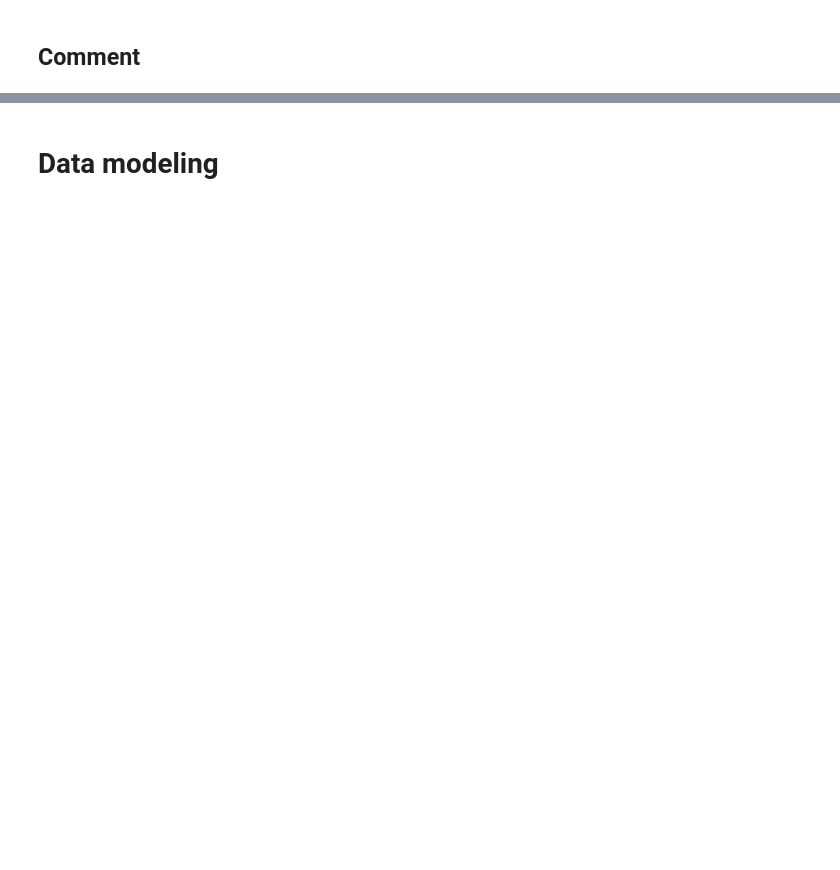
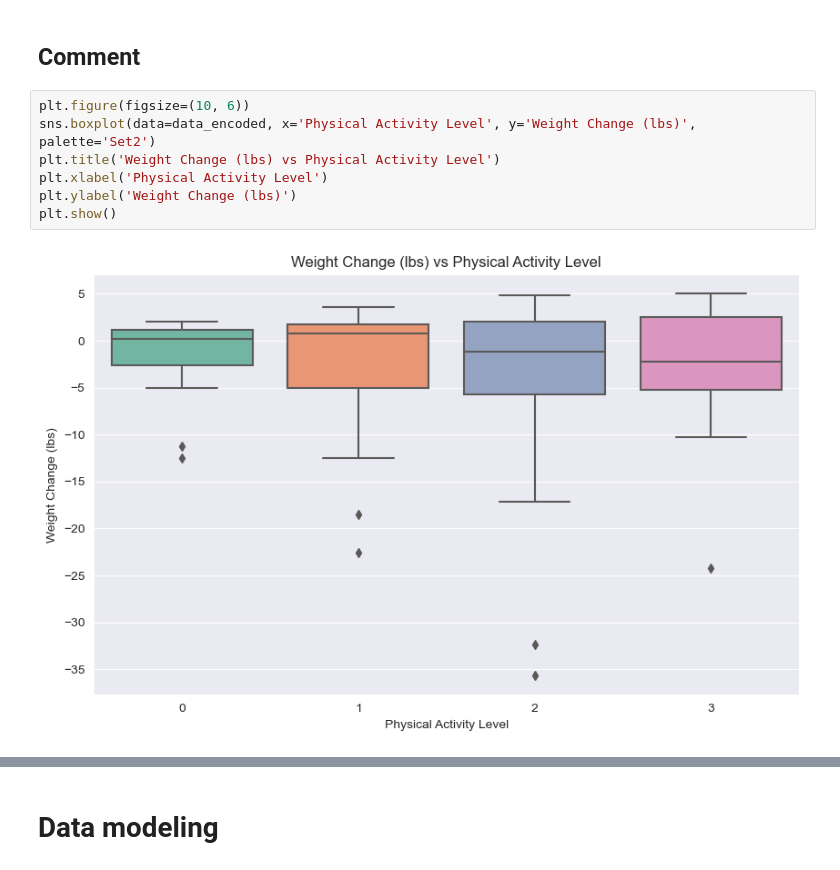
Before and after one commit to Mateoo18/Data_Science, a Jupyter notebook: Exercise_2_advanced/Assignment_2_with_Solution.ipynb, the cells around one changed output, grey strips where cells are left out. Saved outputs shown, nothing was run; the diff lists cells and outputs as text; blank space fills up the shorter version.

```diff
--- a/Exercise_2_advanced/Assignment_2_with_Solution.ipynb
+++ b/Exercise_2_advanced/Assignment_2_with_Solution.ipynb
@@ -131,2 +122,11 @@ plt.show()
 # %% [markdown]
 ## Comment
+# %%
+plt.figure(figsize=(10, 6))
+sns.boxplot(data=data_encoded, x='Physical Activity Level', y='Weight Change (lbs)', palette='Set2')
+plt.title('Weight Change (lbs) vs Physical Activity Level')
+plt.xlabel('Physical Activity Level')
+plt.ylabel('Weight Change (lbs)')
+plt.show()
+# %% [output]
+[figure, added]
```
Also changed, not shown: parts of 10 cells of this notebook.
